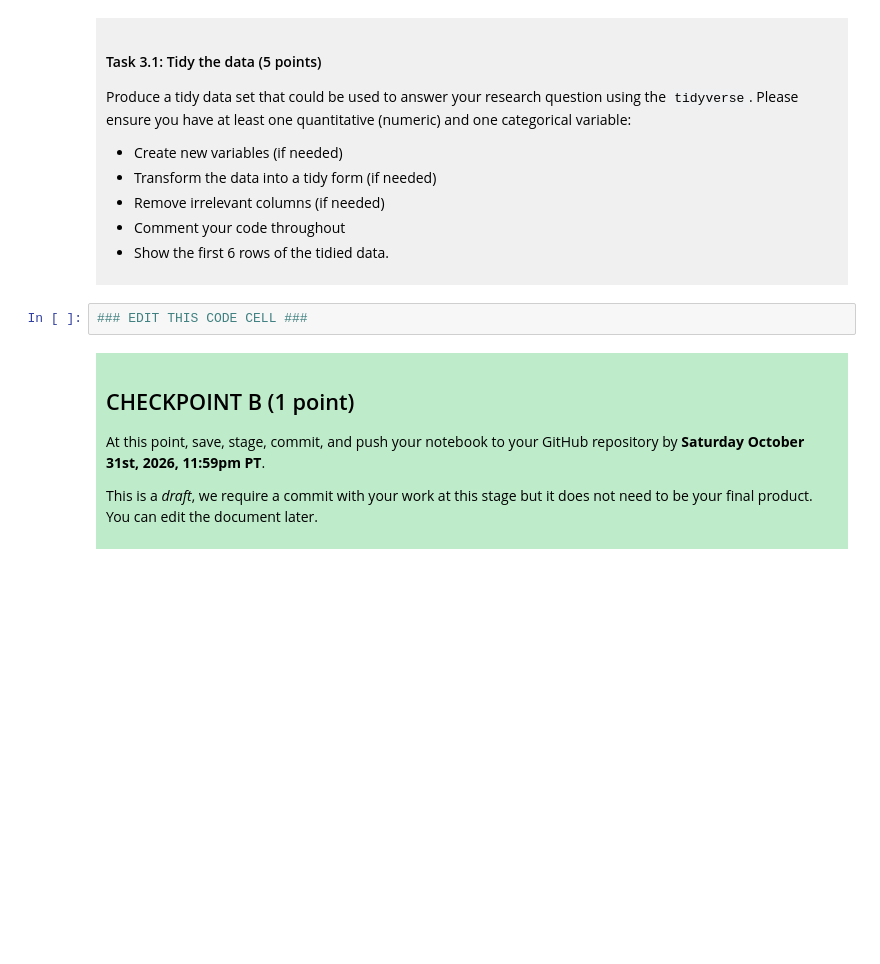
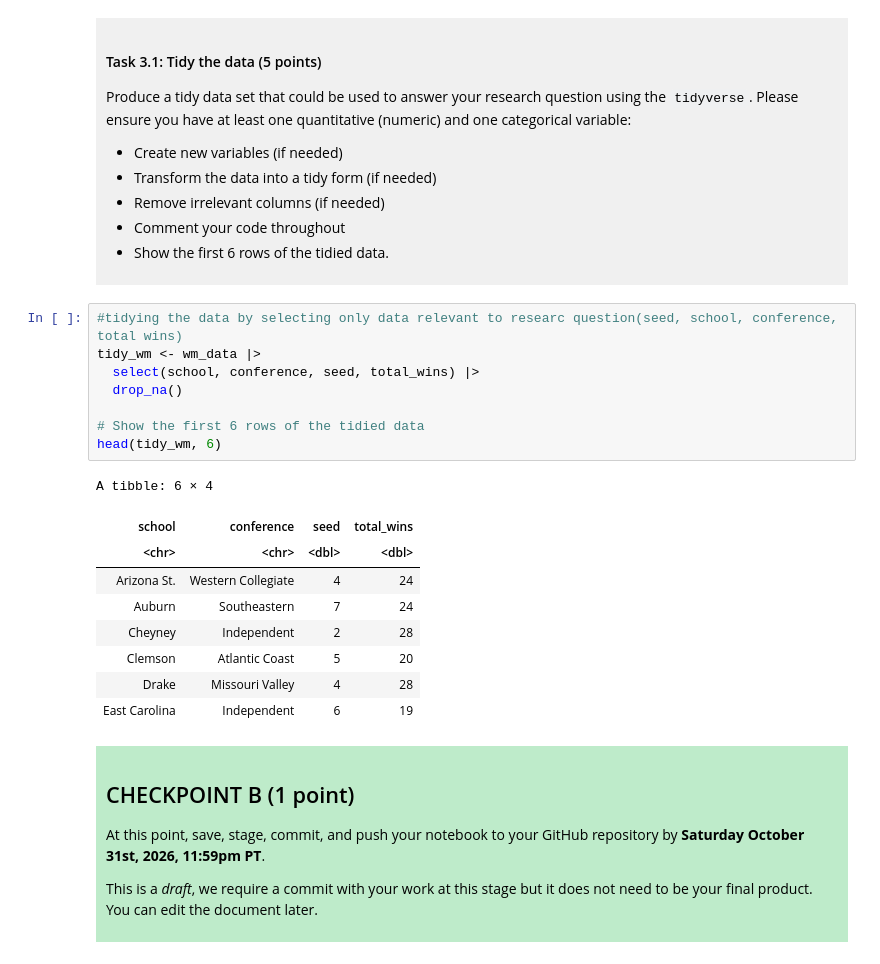
Before and after one commit to aaronchen732-star/dsci-100-aaron-chen, a Jupyter notebook: dsci-100-project-notebook.ipynb, the cells around one changed output. Cells and saved outputs as stored; diff of their text form; blank space fills up the shorter version.

```diff
--- a/dsci-100-project-notebook.ipynb
+++ b/dsci-100-project-notebook.ipynb
@@ -189,7 +213,23 @@ Produce a tidy data set that could be used to answer your research question usin
 
 </div>
 # %%
-### EDIT THIS CODE CELL ###
+#tidying the data by selecting only data relevant to researc question(seed, school, conference, total wins)
+tidy_wm <- wm_data |>
+  select(school, conference, seed, total_wins) |>
+  drop_na()
+
+# Show the first 6 rows of the tidied data
+head(tidy_wm, 6)
+# %% [output]
+A tibble: 6 × 4
+| school | conference | seed | total_wins |
+| <chr> | <chr> | <dbl> | <dbl> |
+| Arizona St. | Western Collegiate | 4 | 24 |
+| Auburn | Southeastern | 7 | 24 |
+| Cheyney | Independent | 2 | 28 |
+| Clemson | Atlantic Coast | 5 | 20 |
+| Drake | Missouri Valley | 4 | 28 |
+| East Carolina | Independent | 6 | 19 |
 # %% [markdown]
 <div style="background-color: #beebca; padding: 10px;">
 
```
Also changed, not shown: parts of 3 cells of this notebook.
